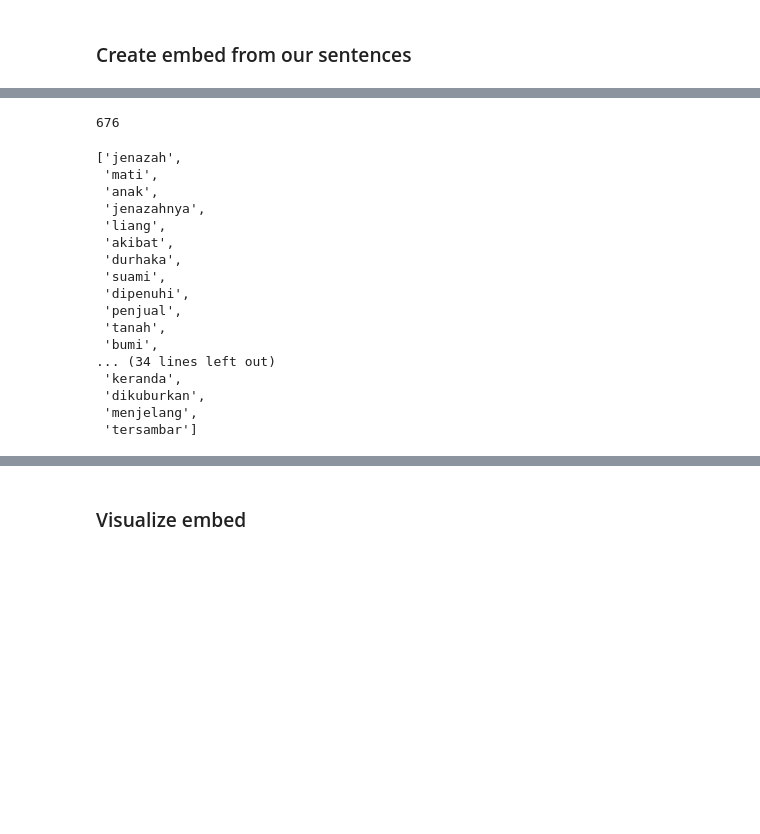
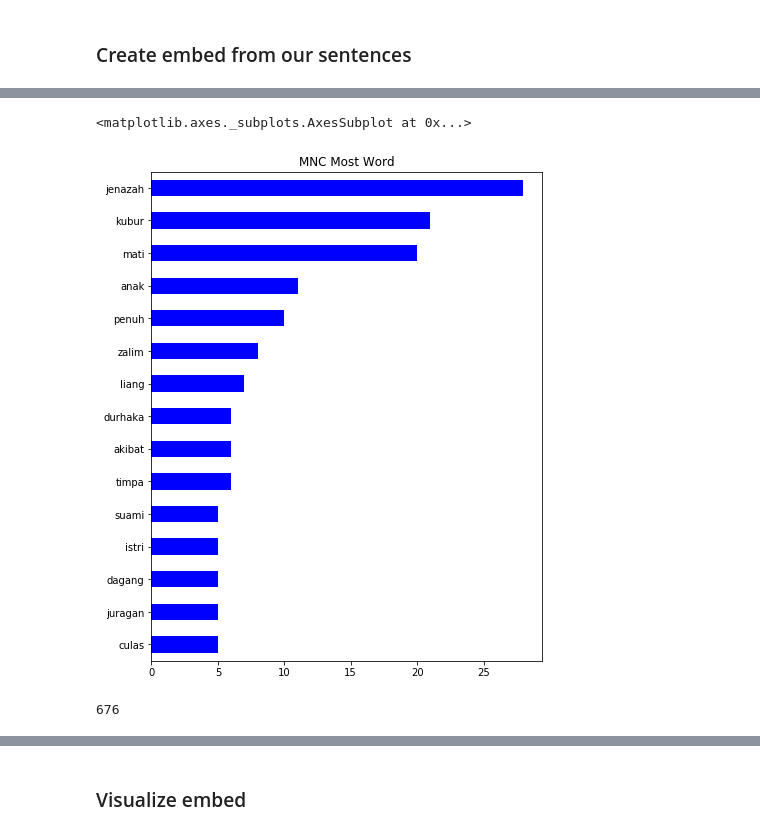
Before and after one commit to alamhanz/azab_data_analysis, a Jupyter notebook: notebook/Analyze.ipynb, the cells around one changed output, grey strips where cells are left out. Saved outputs shown, nothing was run; the diff lists cells and outputs as text; code cells hidden in the pictures; blank space fills up the shorter version.

```diff
--- a/notebook/Analyze.ipynb
+++ b/notebook/Analyze.ipynb
@@ -121,3 +143,8 @@ wcount2=pd.Series(wcount)
+# %%
+wcount2_mnc.sort_values().tail(15).plot(kind="barh",figsize=(7,9),title="MNC Most Word",color="b")
+# %% [output]
+<matplotlib.axes._subplots.AxesSubplot at 0x...>
+[figure, added]
 # %%
 len(wcount2)
 # %% [output]
@@ -128,20 +154,0 @@ w_used=wcount2.sort_values(ascending=False)[:50].index.tolist()
-# %%
-w_used
-# %% [output]
-['jenazah',
- 'mati',
- 'anak',
- 'jenazahnya',
- 'liang',
- 'akibat',
- 'durhaka',
- 'suami',
- 'dipenuhi',
- 'penjual',
- 'tanah',
- 'bumi',
-... (34 lines left out)
- 'keranda',
- 'dikuburkan',
- 'menjelang',
- 'tersambar']
```
Also changed, not shown: parts of 42 cells of this notebook, 3 other files.
